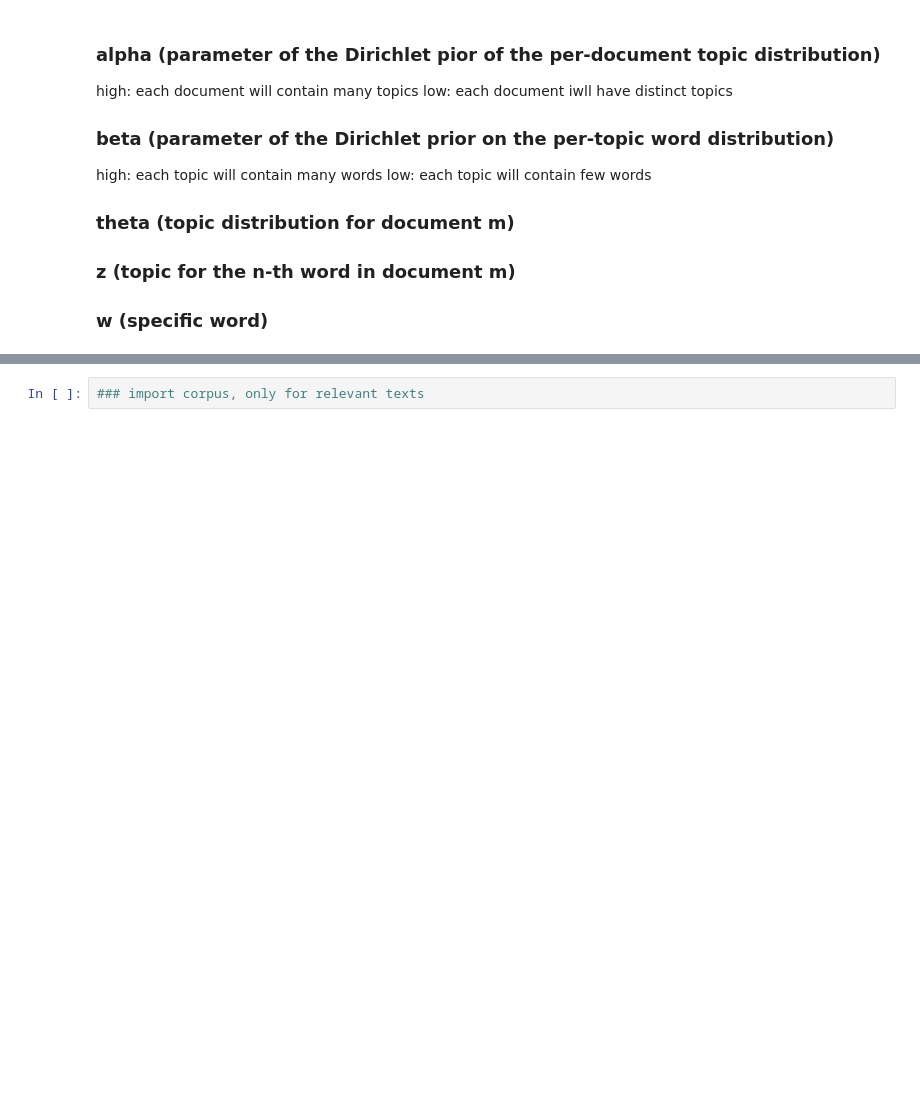
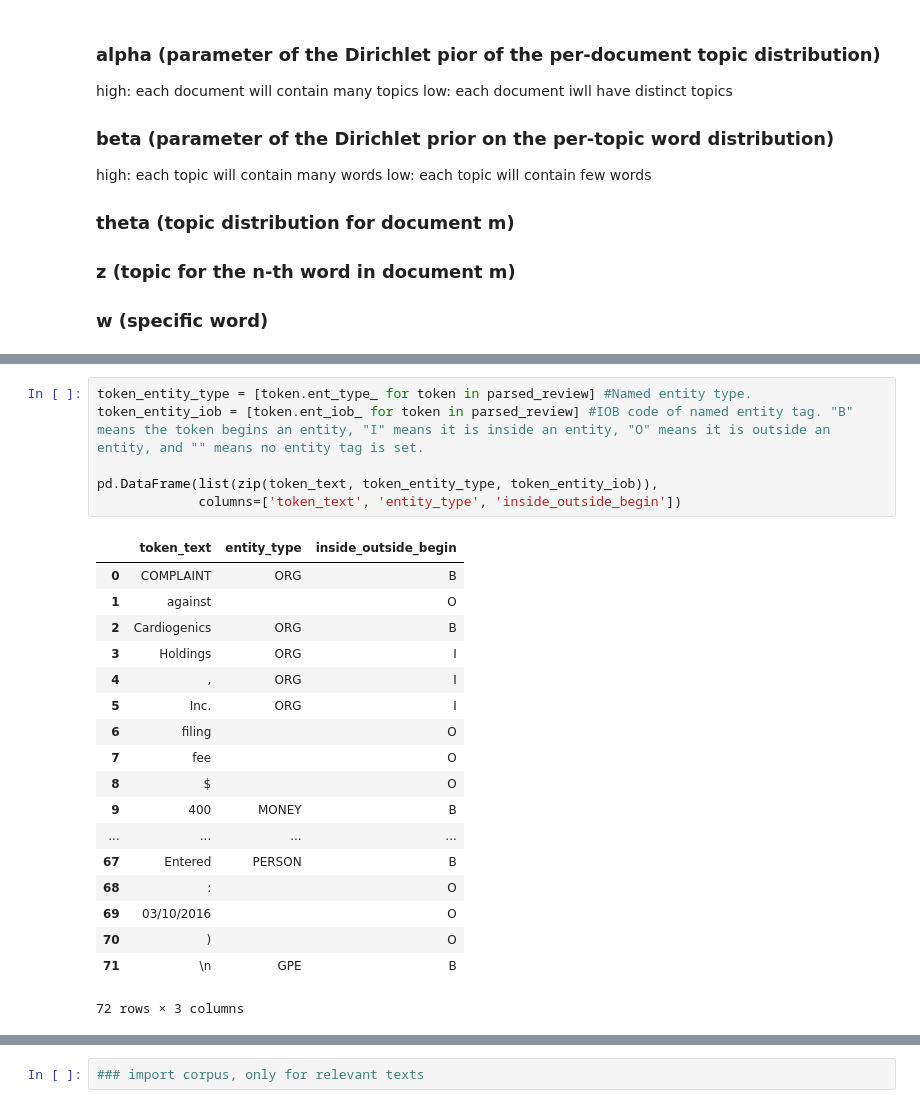
Before and after one commit to a35931chi/AI-Paralegal, a Jupyter notebook: application to docket texts.ipynb, the cells around one changed output, grey strips where cells are left out. Drawn from its saved outputs; the diff is of its cells as text; blank space fills up the shorter version.

```diff
--- a/application to docket texts.ipynb
+++ b/application to docket texts.ipynb
@@ -39,0 +273,25 @@ low: each topic will contain few words
+# %%
+token_entity_type = [token.ent_type_ for token in parsed_review] #Named entity type.
+token_entity_iob = [token.ent_iob_ for token in parsed_review] #IOB code of named entity tag. "B" means the token begins an entity, "I" means it is inside an entity, "O" means it is outside an entity, and "" means no entity tag is set.
+
+pd.DataFrame(list(zip(token_text, token_entity_type, token_entity_iob)),
+             columns=['token_text', 'entity_type', 'inside_outside_begin'])
+# %% [output]
+|  | token_text | entity_type | inside_outside_begin |
+| 0 | COMPLAINT | ORG | B |
+| 1 | against |  | O |
+| 2 | Cardiogenics | ORG | B |
+| 3 | Holdings | ORG | I |
+| 4 | , | ORG | I |
+| 5 | Inc. | ORG | I |
+| 6 | filing |  | O |
+| 7 | fee |  | O |
+| 8 | $ |  | O |
+| 9 | 400 | MONEY | B |
+| ... | ... | ... | ... |
+| 67 | Entered | PERSON | B |
+| 68 | : |  | O |
+| 69 | 03/10/2016 |  | O |
+| 70 | ) |  | O |
+| 71 | \n | GPE | B |
+72 rows × 3 columns
```
Also changed, not shown: parts of 16 cells of this notebook, 14 other files.
